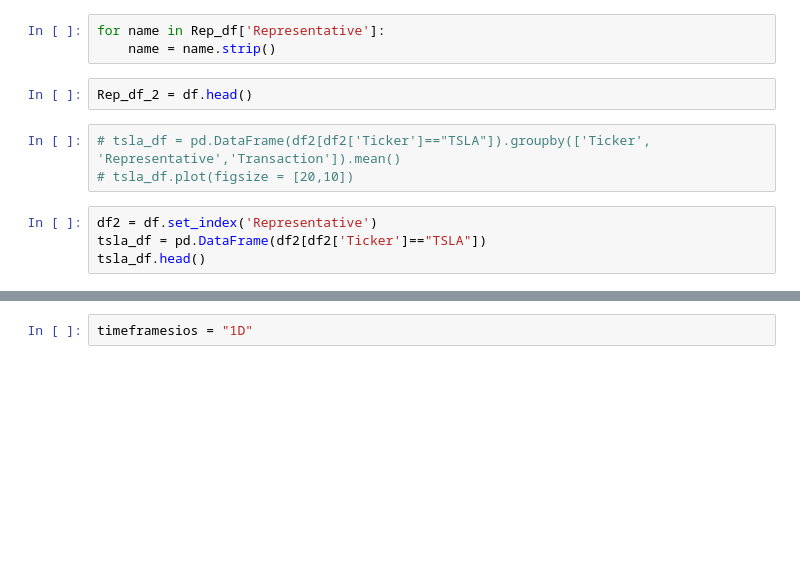
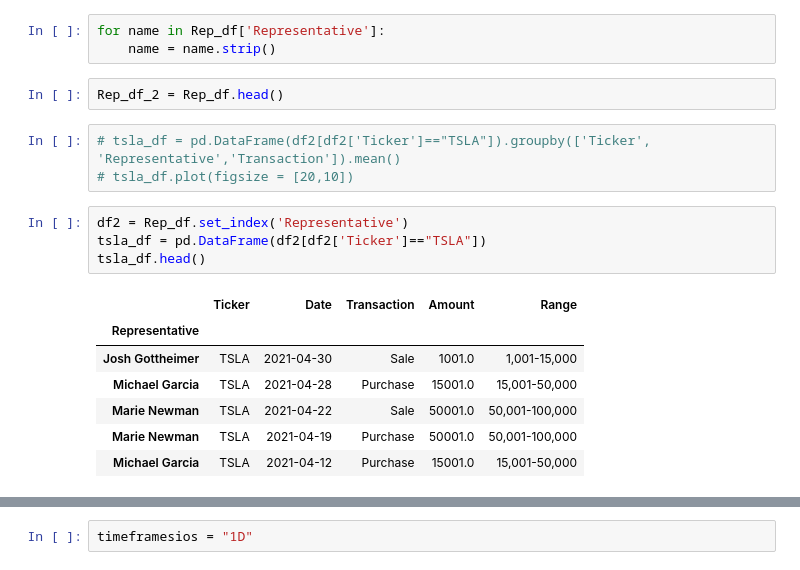
Before and after one commit to AlemanyLucas89/Case-Study-1, a Jupyter notebook: Stock Scraper Final.ipynb, the cells around one changed output, grey strips where cells are left out. Cells and saved outputs as stored; diff of their text form; blank space fills up the shorter version.

```diff
--- a/Stock Scraper Final.ipynb
+++ b/Stock Scraper Final.ipynb
@@ -405,14 +431,22 @@ Rep_df.head()
 for name in Rep_df['Representative']:
     name = name.strip()
 # %%
-Rep_df_2 = df.head()
+Rep_df_2 = Rep_df.head()
 # %%
 # tsla_df = pd.DataFrame(df2[df2['Ticker']=="TSLA"]).groupby(['Ticker', 'Representative','Transaction']).mean()
 # tsla_df.plot(figsize = [20,10])
 # %%
-df2 = df.set_index('Representative')
+df2 = Rep_df.set_index('Representative')
 tsla_df = pd.DataFrame(df2[df2['Ticker']=="TSLA"])
 tsla_df.head()
+# %% [output]
+|  | Ticker | Date | Transaction | Amount | Range |
+| Representative |  |  |  |  |  |
+| Josh Gottheimer | TSLA | 2021-04-30 | Sale | 1001.0 | 1,001-15,000 |
+| Michael Garcia | TSLA | 2021-04-28 | Purchase | 15001.0 | 15,001-50,000 |
+| Marie Newman | TSLA | 2021-04-22 | Sale | 50001.0 | 50,001-100,000 |
+| Marie Newman | TSLA | 2021-04-19 | Purchase | 50001.0 | 50,001-100,000 |
+| Michael Garcia | TSLA | 2021-04-12 | Purchase | 15001.0 | 15,001-50,000 |
 # %%
 tsla_sales = tsla_df[tsla_df['Transaction']=='Sale']
 tsla_purchase = tsla_df[tsla_df['Transaction']=='Purchase']
```
Also changed, not shown: parts of 31 cells of this notebook.
